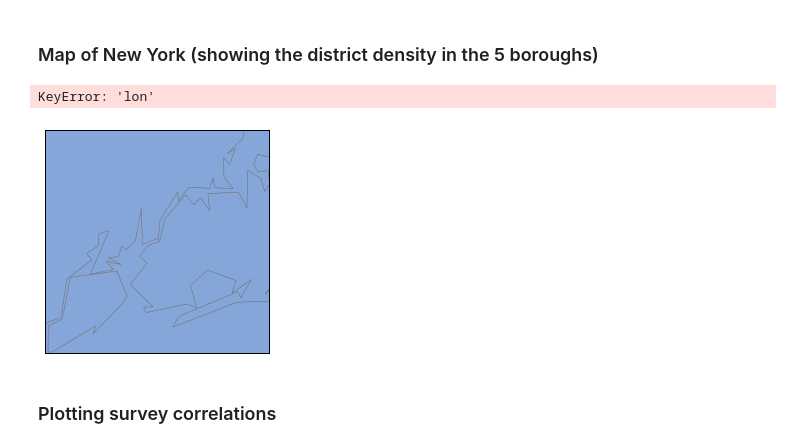
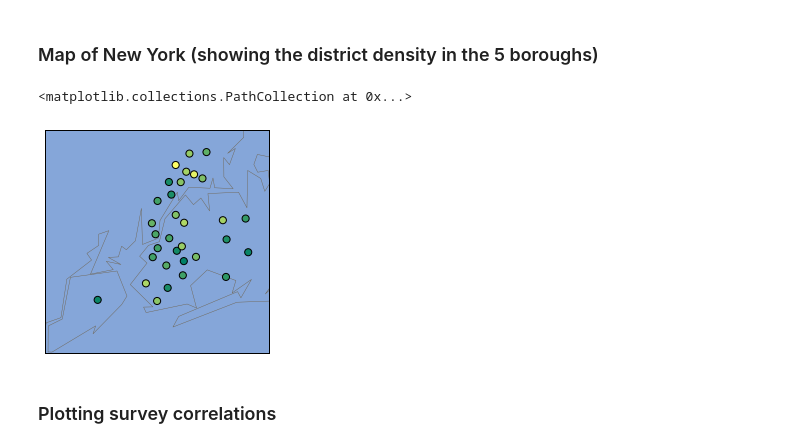
Before and after one commit to joluwatosin/DataQuest-Projects, a Jupyter notebook: Analyzing NYC High School Data/Schools.ipynb, the cells around one changed output. Drawn from its saved outputs; the diff is of its cells as text; code cells hidden in the pictures.

```diff
--- a/Analyzing NYC High School Data/Schools.ipynb
+++ b/Analyzing NYC High School Data/Schools.ipynb
@@ -299,6 +299,7 @@ combined = combined.merge(data["ap_2010"], how='left')
 combined =  combined.merge(data["graduation"], how='left')
 
 #performed inner merge on "class_size" , "demographics", 'survey', 'hs_directory'
+to_merge =["class_size" , "demographics", 'survey', 'hs_directory']
 for m in to_merge:
     combined = combined.merge(data[m], on="DBN", how="inner")
 
@@ -485,36 +486,36 @@ m = Basemap(
     projection='merc',
     llcrnrlat=40.496044,
     urcrnrlat=40.915256,
     llcrnrlon=-74.255735,
     urcrnrlon=-73.700272,
     resolution='i'
 )
 m.drawmapboundary(fill_color='#85A6D9')
 m.drawcoastlines(color='#6D5F47', linewidth=.4)
 m.drawrivers(color='#6D5F47', linewidth=.4)
 
 
 #due to the number of schools present its better to agregrate the data by districts and map using that.
 
 districts = combined.groupby('school_dist').agg(np.mean)
 #reset_index of districts to make school_dist a column again
 
 districts.reset_index(inplace=True)
 
 # first convert to list
-longitudes = districts['lon'].tolist()
+longitudes = districts['long'].tolist()
 latitudes = districts['lat'].tolist()
 
 # percentage of English language learners by area.
 # using summer colormap: green points for low numbers, and yellow points for high numbers.
 
 m.scatter(longitudes, latitudes, s=50, zorder=2, latlon=True, c=districts["ell_percent"], cmap='summer')
 
 
 #plt.show
 # %% [output]
-KeyError: 'lon'
+<matplotlib.collections.PathCollection at 0x...>
-[figure, old version]
+[figure, new version]
 # %% [markdown]
 ### Plotting survey correlations
 # %%
```
Also changed, not shown: parts of 13 cells of this notebook, 1 other file.
